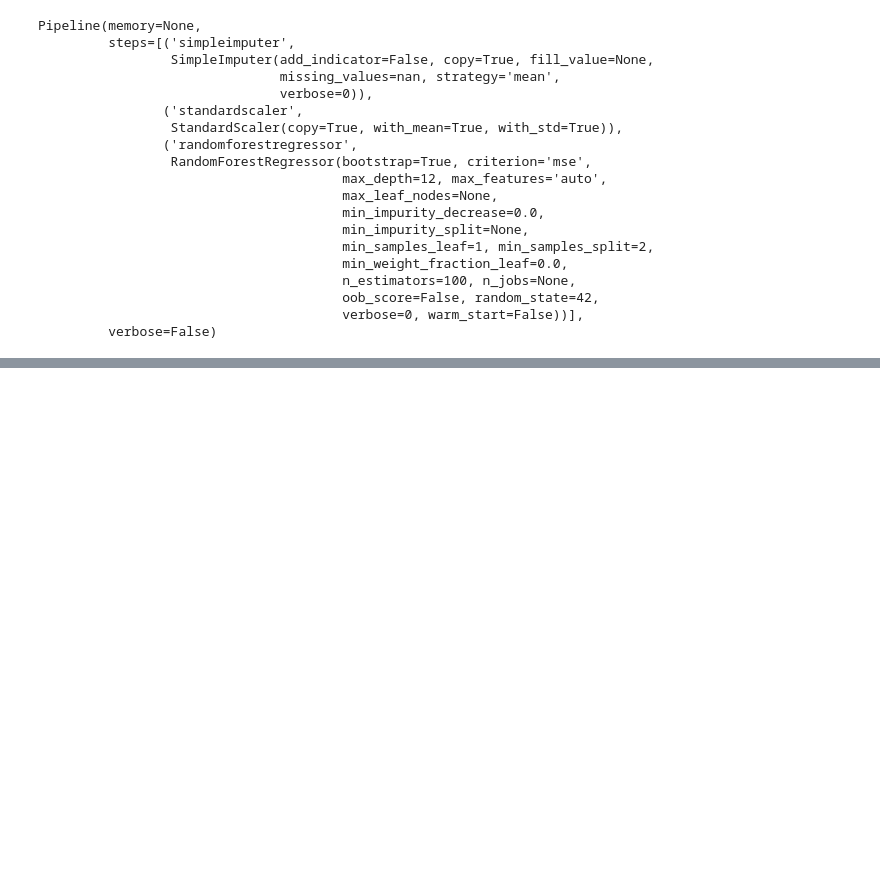
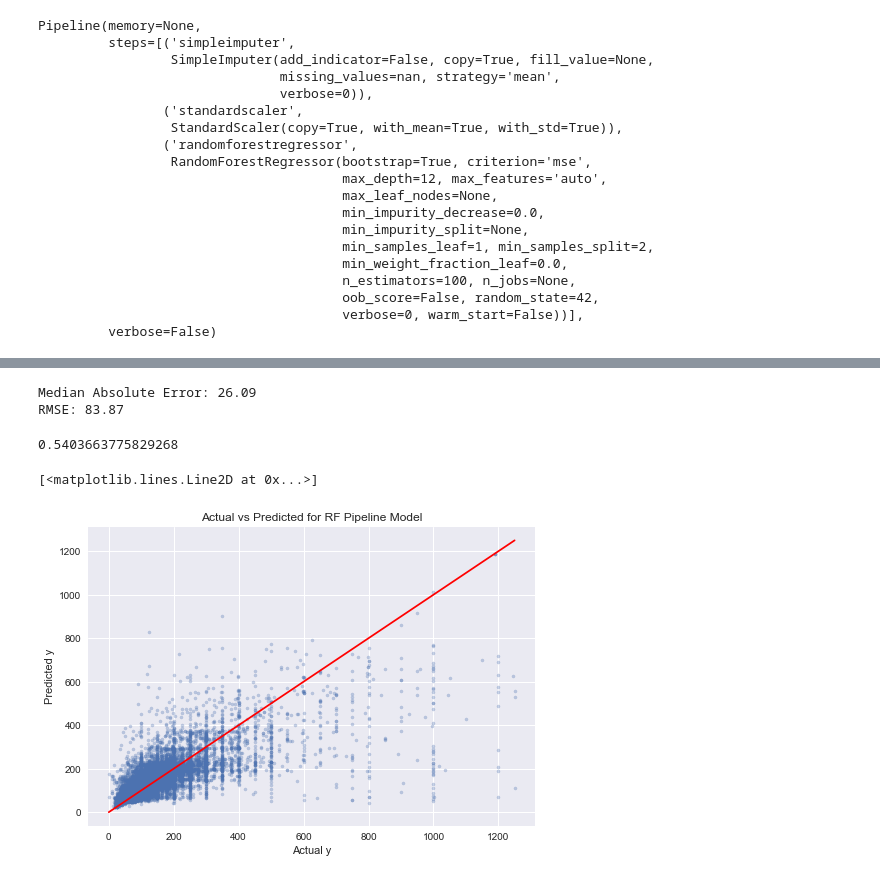
Before and after one commit to darrel-ferrer/Airbnb-NYC-Price-Prediction, a Jupyter notebook: Springboard Capstone One - Machine Learning.ipynb, the cells around one changed output, grey strips where cells are left out. Saved outputs shown, nothing was run; the diff lists cells and outputs as text; code cells hidden in the pictures; blank space fills up the shorter version.

```diff
--- a/Springboard Capstone One - Machine Learning.ipynb
+++ b/Springboard Capstone One - Machine Learning.ipynb
@@ -302,0 +334,5 @@ plt.show()
+# %%
+my_pipeline_RF = make_pipeline(SimpleImputer(), StandardScaler(),
+                               RandomForestRegressor(max_depth = 12, n_estimators = 1000, random_state=42))
+
+my_pipeline_RF.fit(X_train, y_train)
@@ -302,0 +359,21 @@ plt.show()
+# %%
+evaluate_model(my_pipeline_RF, X_test, y_test)
+y_pred_pipe3 = my_pipeline_RF.predict(X_test)
+r2_score(y_test,y_pred_pipe3)
+# %% [output]
+Median Absolute Error: 26.09
+RMSE: 83.87
+0.5403663775829268
+# %%
+rcParams['figure.figsize'] = 12,10
+plt.style.use('seaborn')
+plt.scatter(y_test, y_pred_pipe3,alpha = .3, s = 10)
+plt.xlabel('Actual y')
+plt.ylabel('Predicted y')
+plt.title('Actual vs Predicted for RF Pipeline Model')
+
+diagonal = np.linspace(0, np.max(y_test), 100)
+plt.plot(diagonal, diagonal, '-r')
+# %% [output]
+[<matplotlib.lines.Line2D at 0x...>]
+[figure, added]
```
Also changed, not shown: parts of 25 cells of this notebook.
